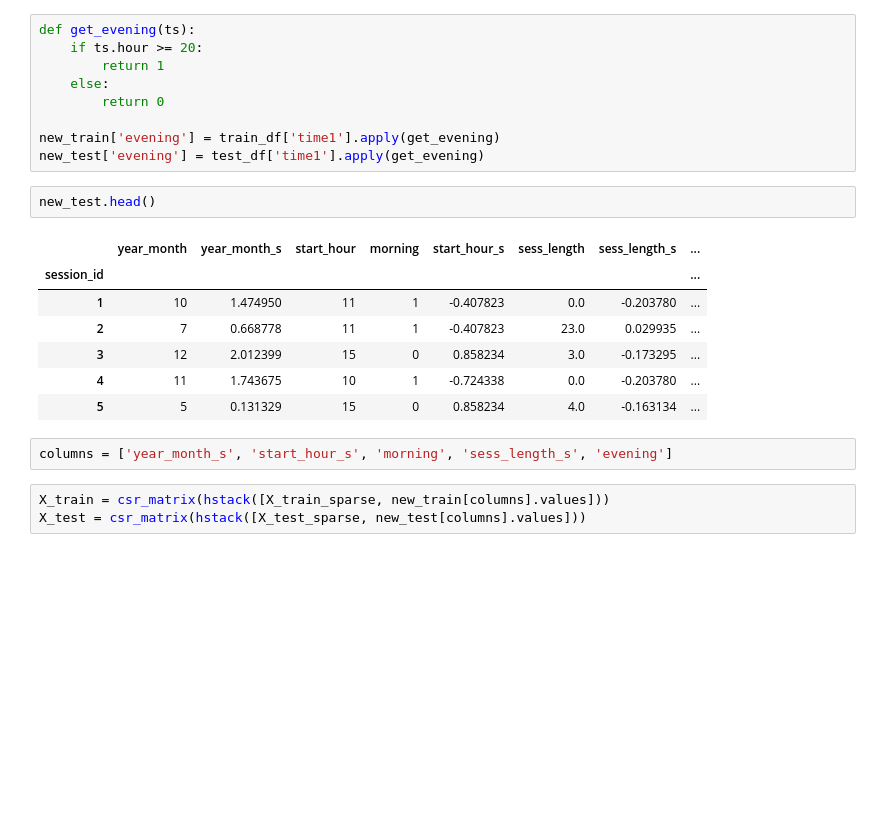
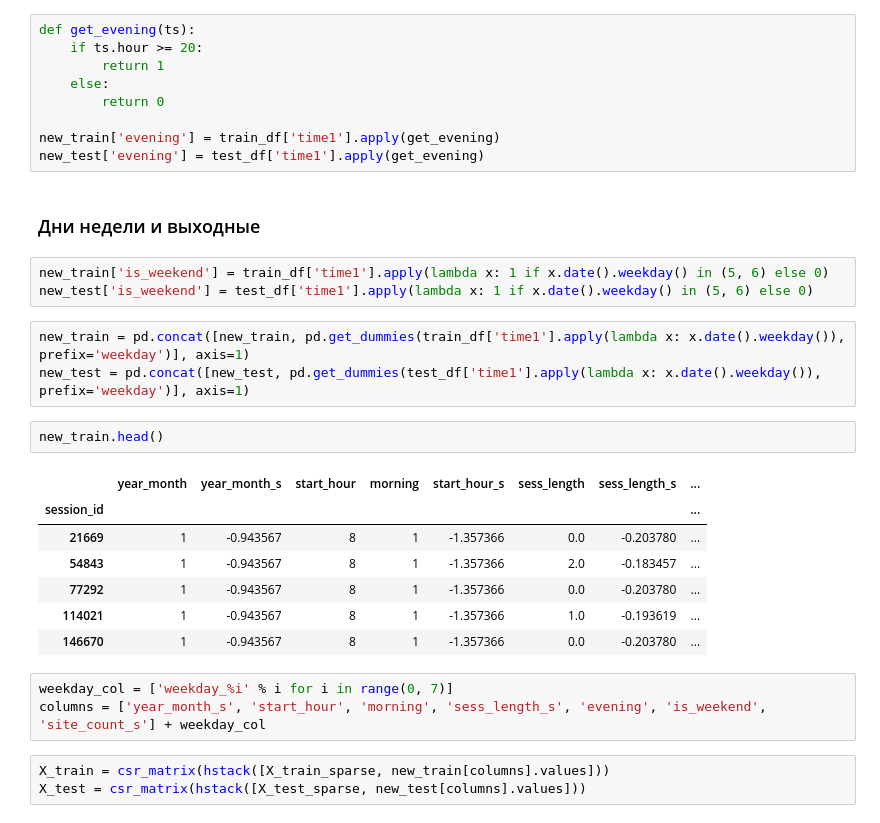
Before and after one commit to tarnenok/mlcourse_open, a Jupyter notebook: jupyter_notebooks/topic04_linear_models/lesson4_practice_alice_benchmarks-own.ipynb, the cells around one changed output. Saved outputs shown, nothing was run; the diff lists cells and outputs as text; blank space fills up the shorter version.

```diff
--- a/jupyter_notebooks/topic04_linear_models/lesson4_practice_alice_benchmarks-own.ipynb
+++ b/jupyter_notebooks/topic04_linear_models/lesson4_practice_alice_benchmarks-own.ipynb
@@ -241,18 +241,27 @@ def get_evening(ts):
 
 new_train['evening'] = train_df['time1'].apply(get_evening)
 new_test['evening'] = test_df['time1'].apply(get_evening)
+# %% [markdown]
+### Дни недели и выходные
+# %%
+new_train['is_weekend'] = train_df['time1'].apply(lambda x: 1 if x.date().weekday() in (5, 6) else 0)
+new_test['is_weekend'] = test_df['time1'].apply(lambda x: 1 if x.date().weekday() in (5, 6) else 0)
+# %%
+new_train = pd.concat([new_train, pd.get_dummies(train_df['time1'].apply(lambda x: x.date().weekday()), prefix='weekday')], axis=1)
+new_test = pd.concat([new_test, pd.get_dummies(test_df['time1'].apply(lambda x: x.date().weekday()), prefix='weekday')], axis=1)
 # %%
-new_test.head()
+new_train.head()
 # %% [output]
 |  | year_month | year_month_s | start_hour | morning | start_hour_s | sess_length | sess_length_s | ... |
 | session_id |  |  |  |  |  |  |  | ... |
-| 1 | 10 | 1.474950 | 11 | 1 | -0.407823 | 0.0 | -0.203780 | ... |
-| 2 | 7 | 0.668778 | 11 | 1 | -0.407823 | 23.0 | 0.029935 | ... |
-| 3 | 12 | 2.012399 | 15 | 0 | 0.858234 | 3.0 | -0.173295 | ... |
-| 4 | 11 | 1.743675 | 10 | 1 | -0.724338 | 0.0 | -0.203780 | ... |
-| 5 | 5 | 0.131329 | 15 | 0 | 0.858234 | 4.0 | -0.163134 | ... |
+| 21669 | 1 | -0.943567 | 8 | 1 | -1.357366 | 0.0 | -0.203780 | ... |
+| 54843 | 1 | -0.943567 | 8 | 1 | -1.357366 | 2.0 | -0.183457 | ... |
+| 77292 | 1 | -0.943567 | 8 | 1 | -1.357366 | 0.0 | -0.203780 | ... |
+| 114021 | 1 | -0.943567 | 8 | 1 | -1.357366 | 1.0 | -0.193619 | ... |
+| 146670 | 1 | -0.943567 | 8 | 1 | -1.357366 | 0.0 | -0.203780 | ... |
-# %%
-columns = ['year_month_s', 'start_hour_s', 'morning', 'sess_length_s', 'evening']
+# %%
+weekday_col = ['weekday_%i' % i for i in range(0, 7)]
+columns = ['year_month_s', 'start_hour', 'morning', 'sess_length_s', 'evening', 'is_weekend', 'site_count_s'] + weekday_col
 # %%
 X_train = csr_matrix(hstack([X_train_sparse, new_train[columns].values]))
 X_test = csr_matrix(hstack([X_test_sparse, new_test[columns].values]))
```
Also changed, not shown: parts of 7 cells of this notebook, 1 other file.
